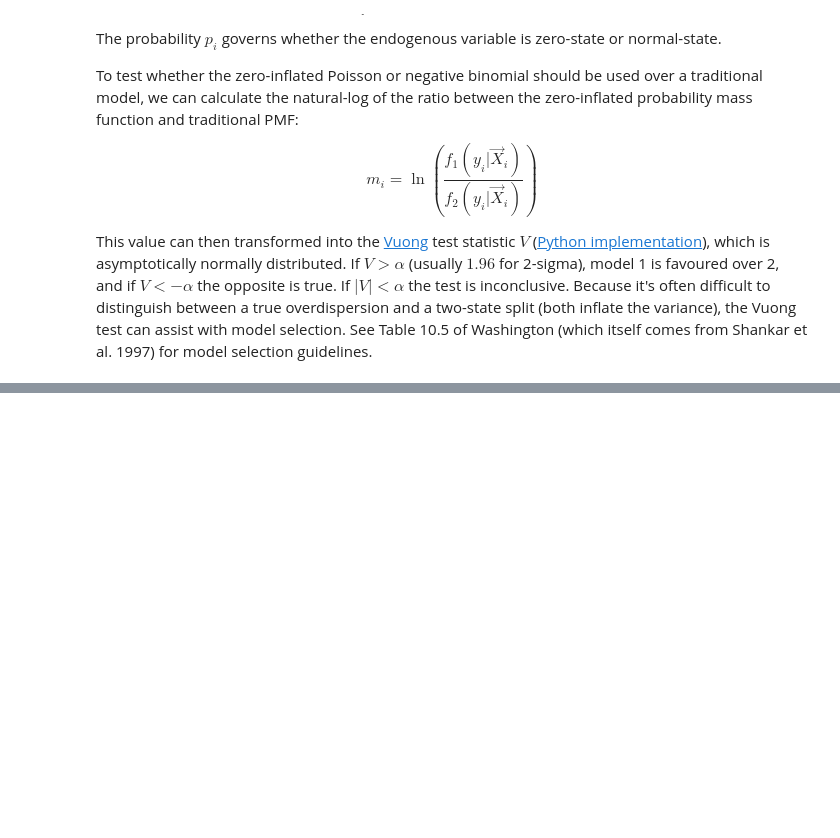
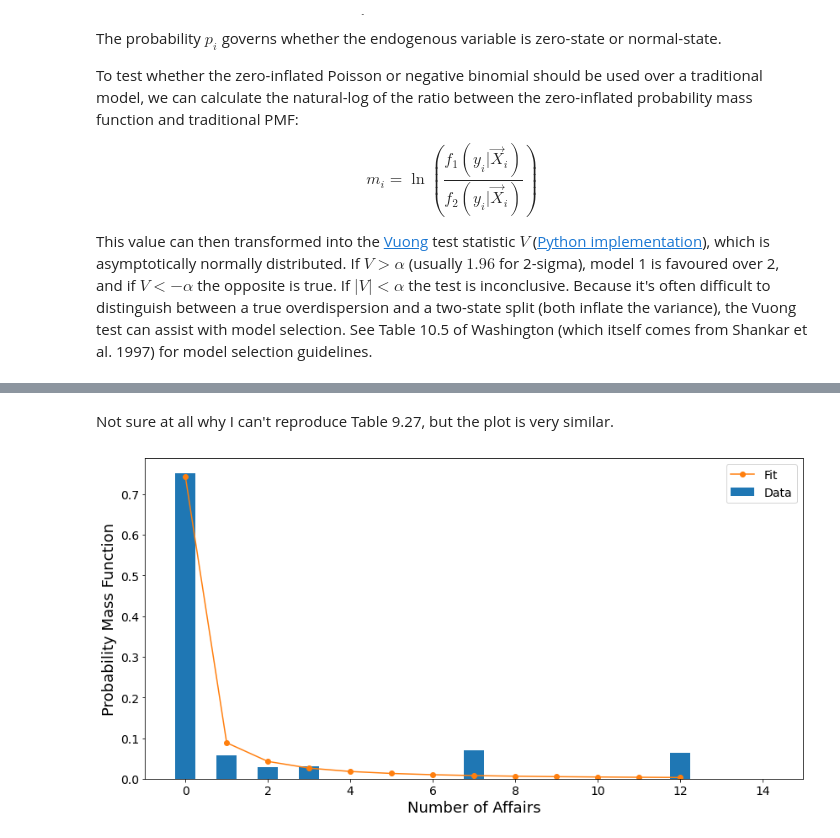
Before and after one commit to cczhu/data_drabble, a Jupyter notebook: statistics/Econometrics for Transportation/10 - Count Model Data.ipynb, the cells around one changed output, grey strips where cells are left out. Saved outputs shown, nothing was run; the diff lists cells and outputs as text; code cells hidden in the pictures; blank space fills up the shorter version.

```diff
--- a/statistics/Econometrics for Transportation/10 - Count Model Data.ipynb
+++ b/statistics/Econometrics for Transportation/10 - Count Model Data.ipynb
@@ -209,0 +436,5 @@ This value can then transformed into the [Vuong](https://en.wikipedia.org/wiki/V
+# %%
+# Double-check that results is just np.exp(beta * X), where X needs to include a constant.
+assert np.allclose(results.predict(),
+                   np.exp(sm.add_constant(affairs_exog)
+                          .values.dot(results.params.values)))
@@ -209,0 +469,5 @@ This value can then transformed into the [Vuong](https://en.wikipedia.org/wiki/V
+# %%
+model = sm.NegativeBinomial(endog=affairs[['Number of affairs']],
+                            exog=affairs_exog, loglike_method='nb2')
+results = model.fit(method='lbfgs', maxiter=100)
+results.summary()
@@ -209,0 +497,25 @@ This value can then transformed into the [Vuong](https://en.wikipedia.org/wiki/V
+# %% [markdown]
+Not sure at all why I can't reproduce Table 9.27, but the plot is very similar.
+# %%
+def get_nb2_fit_pmf(endog, results):
+    # Based off of statsmodels Negative Binomial Predict
+    # https://www.statsmodels.org/devel/generated/statsmodels.discrete.discrete_model.NegativeBinomialP.predict.html#statsmodels.discrete.count_model.NegativeBinomialP.predict
+    counts = np.atleast_2d(np.arange(0, endog.max() + 1))
+    mu = results.predict()
+    size = 1. / results.params[-1]
+    prob = size / (size + mu)
+    size = size * np.ones_like(prob)
+    return counts.ravel(), sps.nbinom.pmf(counts, size[:,None], prob[:,None]).mean(axis=0)
+
+fit_counts, fit_pmf = get_nb2_fit_pmf(affairs['Number of affairs'], results)
+
+fig, ax = plt.subplots(figsize=(14, 7))
+ax.hist(affairs['Number of affairs'], bins=np.arange(16), label='Data',
+        rwidth=0.5, align='left', color=mpl_def_colors[0], density=True)
+ax.plot(fit_counts, fit_pmf, ls='-', marker='o', color=mpl_def_colors[1], label='Fit')
+ax.set_xlabel('Number of Affairs', fontsize=18)
+ax.set_ylabel('Probability Mass Function', fontsize=18)
+ax.tick_params(axis='both', which='major', labelsize=14)
+ax.legend(loc=1, fontsize=14);
+# %% [output]
+[figure, added]
```
Also changed, not shown: parts of 19 cells of this notebook, 1 other file.
